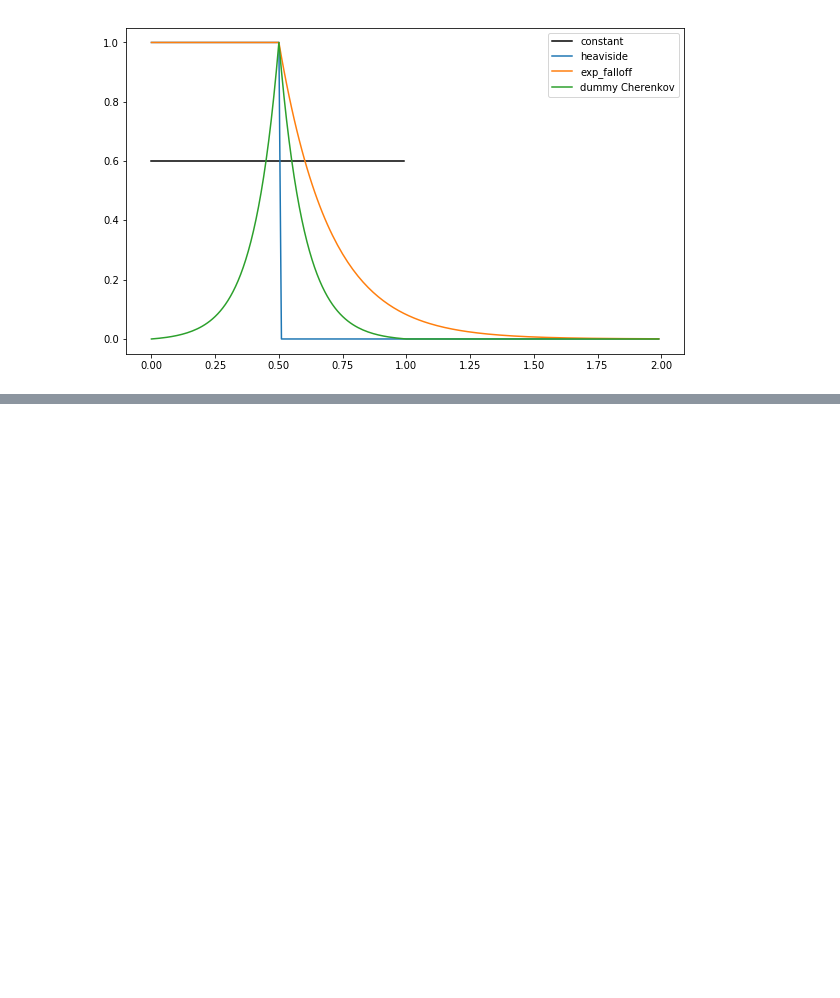
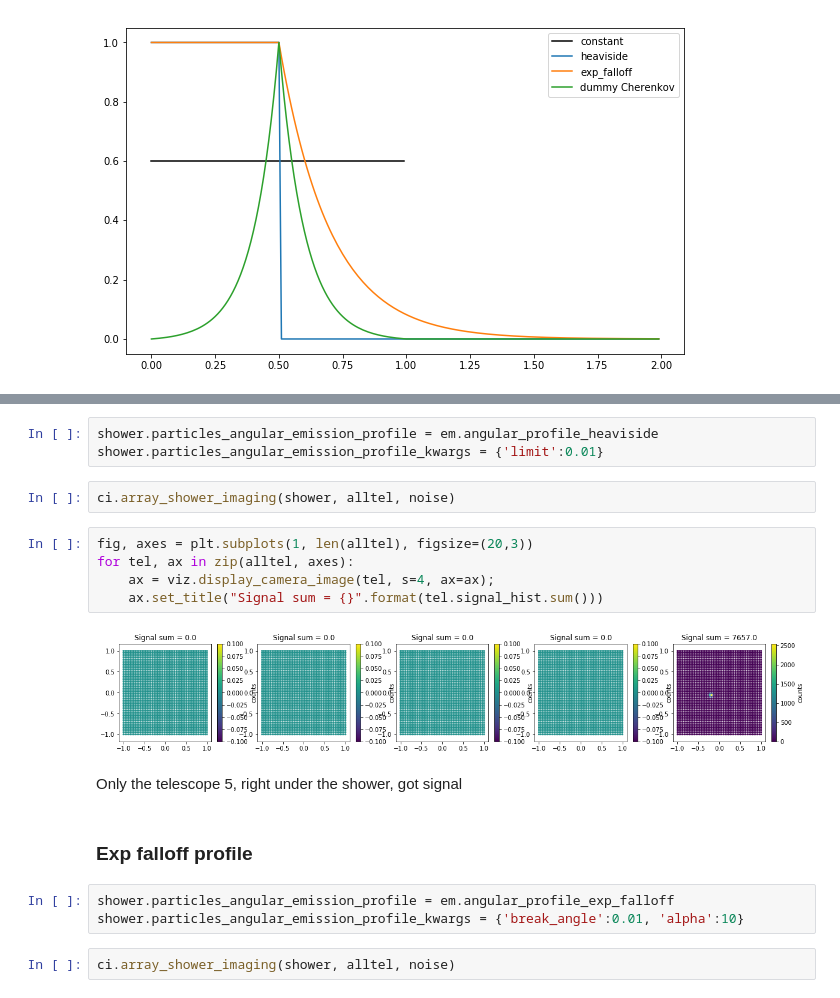
Before and after one commit to vuillaut/pschitt, a Jupyter notebook: notebooks/angular_emission_profiles.ipynb, the cells around one changed output, grey strips where cells are left out. Saved outputs shown, nothing was run; the diff lists cells and outputs as text; blank space fills up the shorter version.

```diff
--- a/notebooks/angular_emission_profiles.ipynb
+++ b/notebooks/angular_emission_profiles.ipynb
@@ -22,0 +93,21 @@ ax1.legend()
+# %%
+shower.particles_angular_emission_profile = em.angular_profile_heaviside
+shower.particles_angular_emission_profile_kwargs = {'limit':0.01}
+# %%
+ci.array_shower_imaging(shower, alltel, noise)
+# %%
+fig, axes = plt.subplots(1, len(alltel), figsize=(20,3))
+for tel, ax in zip(alltel, axes):
+    ax = viz.display_camera_image(tel, s=4, ax=ax);
+    ax.set_title("Signal sum = {}".format(tel.signal_hist.sum()))
+# %% [output]
+[figure, added]
+# %% [markdown]
+Only the telescope 5, right under the shower, got signal
+# %% [markdown]
+### Exp falloff profile
+# %%
+shower.particles_angular_emission_profile = em.angular_profile_exp_falloff
+shower.particles_angular_emission_profile_kwargs = {'break_angle':0.01, 'alpha':10}
+# %%
+ci.array_shower_imaging(shower, alltel, noise)
```
Also changed, not shown: parts of 23 cells of this notebook.
